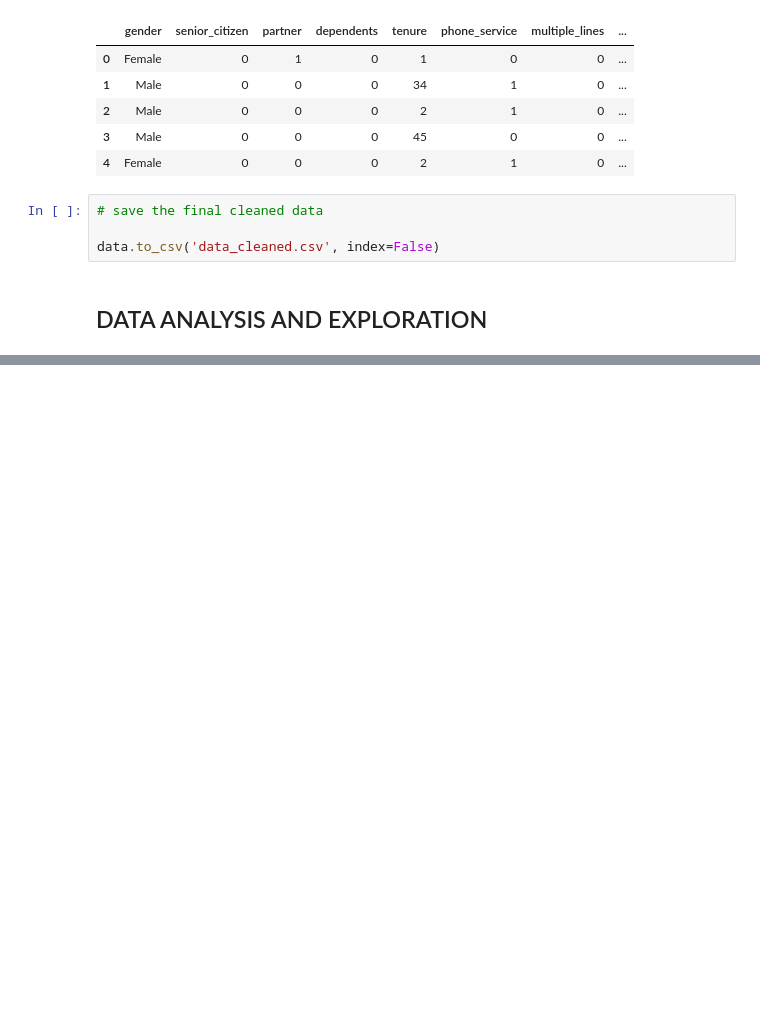
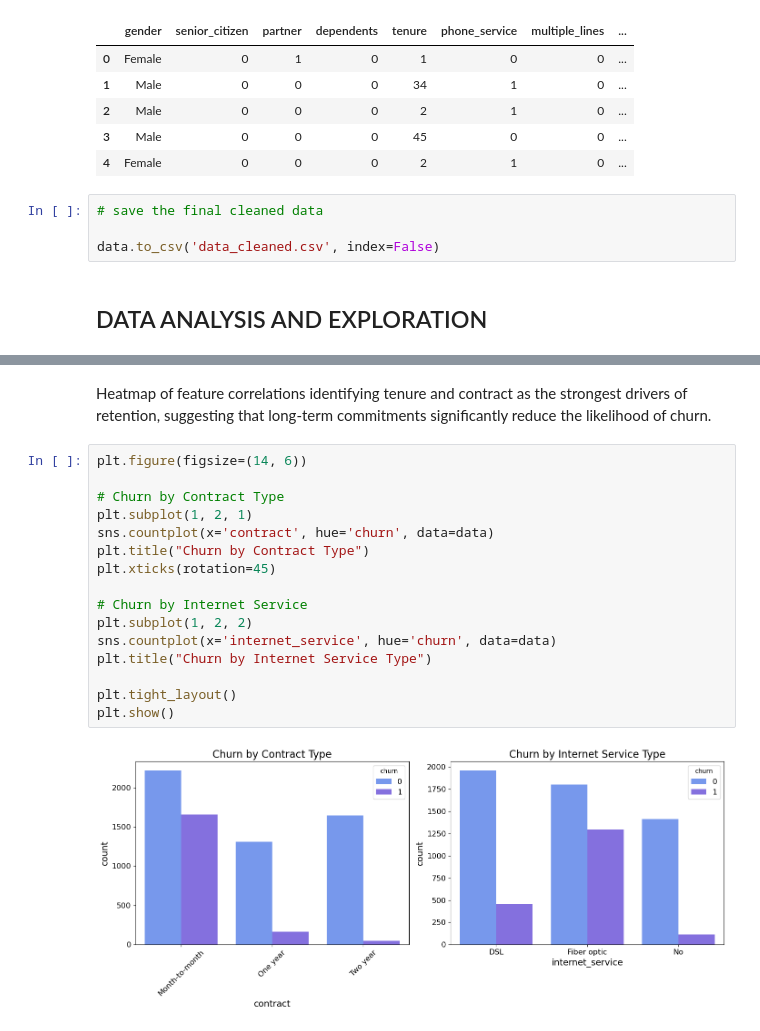
Before and after one commit to Raeesa12/FUTURE_DS_02, a Jupyter notebook: churn_analysis.ipynb, the cells around one changed output, grey strips where cells are left out. Drawn from its saved outputs; the diff is of its cells as text; blank space fills up the shorter version.

```diff
--- a/churn_analysis.ipynb
+++ b/churn_analysis.ipynb
@@ -300,0 +369,20 @@ data.to_csv('data_cleaned.csv', index=False)
+# %% [markdown]
+Heatmap of feature correlations identifying tenure and contract as the strongest drivers of retention, suggesting that long-term commitments significantly reduce the likelihood of churn.
+# %%
+plt.figure(figsize=(14, 6))
+
+# Churn by Contract Type
+plt.subplot(1, 2, 1)
+sns.countplot(x='contract', hue='churn', data=data)
+plt.title("Churn by Contract Type")
+plt.xticks(rotation=45)
+
+# Churn by Internet Service
+plt.subplot(1, 2, 2)
+sns.countplot(x='internet_service', hue='churn', data=data)
+plt.title("Churn by Internet Service Type")
+
+plt.tight_layout()
+plt.show()
+# %% [output]
+[figure, added]
```
Also changed, not shown: parts of 30 cells of this notebook.
